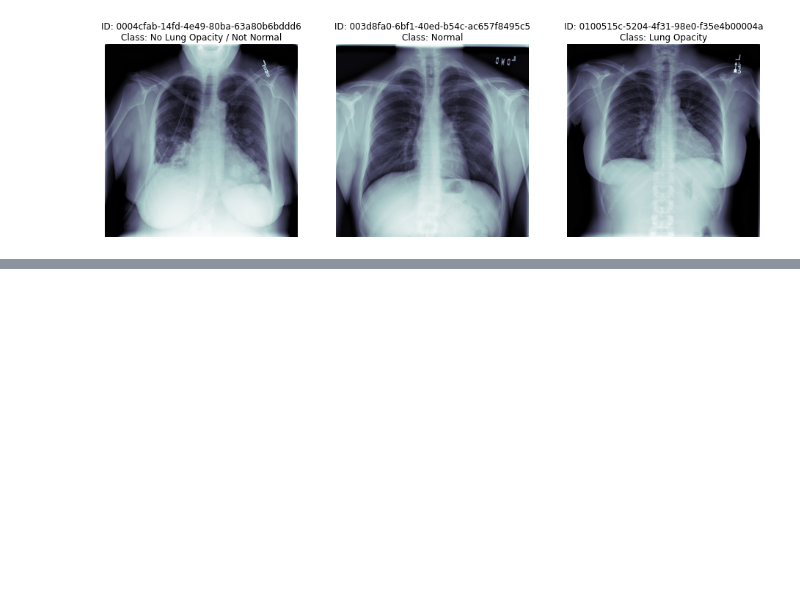
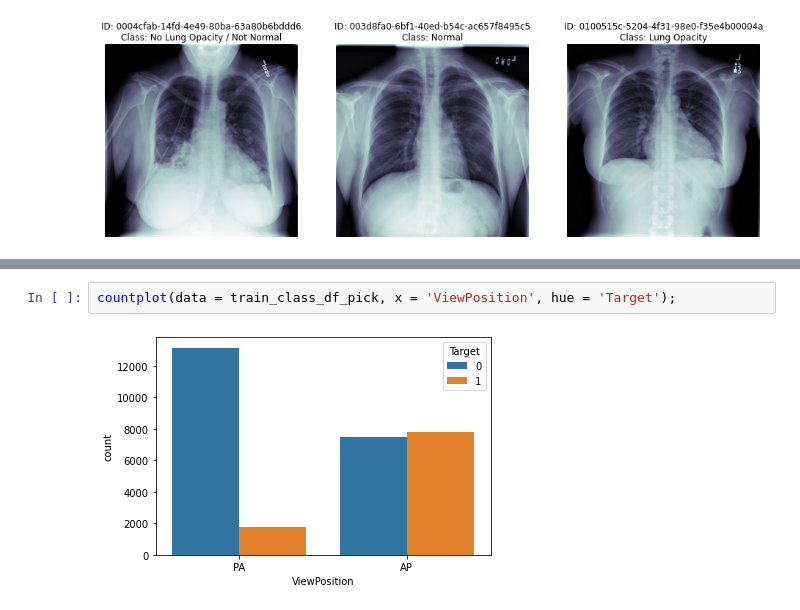
Before and after one commit to arvindhvasu/GL_Pneumonia_Detection, a Jupyter notebook: code/dataPreprocessing.ipynb, the cells around one changed output, grey strips where cells are left out. Drawn from its saved outputs; the diff is of its cells as text; blank space fills up the shorter version.

```diff
--- a/code/dataPreprocessing.ipynb
+++ b/code/dataPreprocessing.ipynb
@@ -299,0 +522,4 @@ display_images_with_boxes(sample_tar_df)
+# %%
+countplot(data = train_class_df_pick, x = 'ViewPosition', hue = 'Target');
+# %% [output]
+[figure, added]
```
Also changed, not shown: parts of 59 cells of this notebook, 2 other files.
